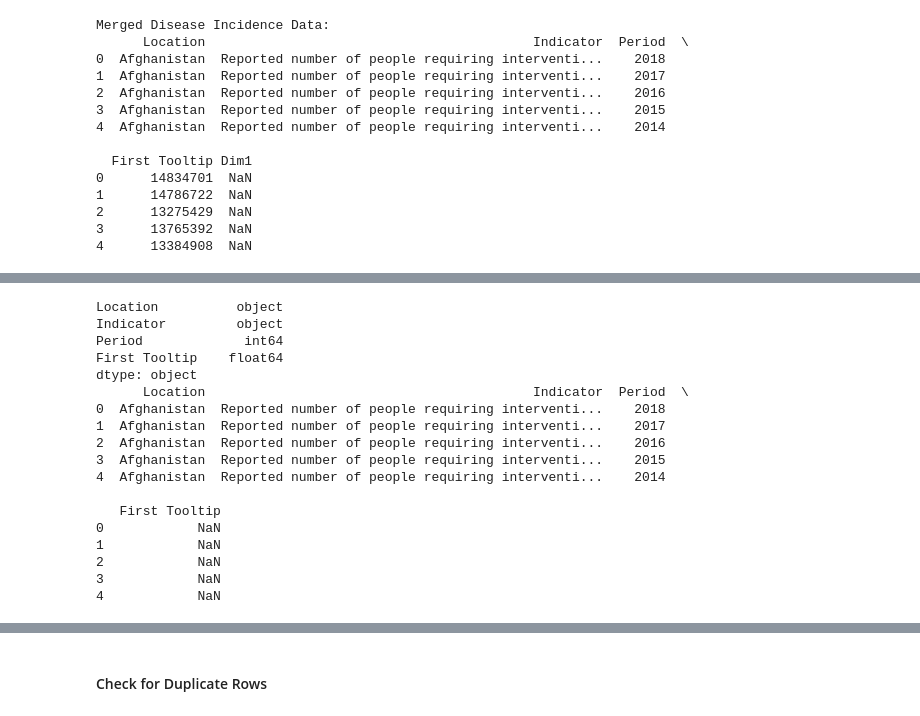
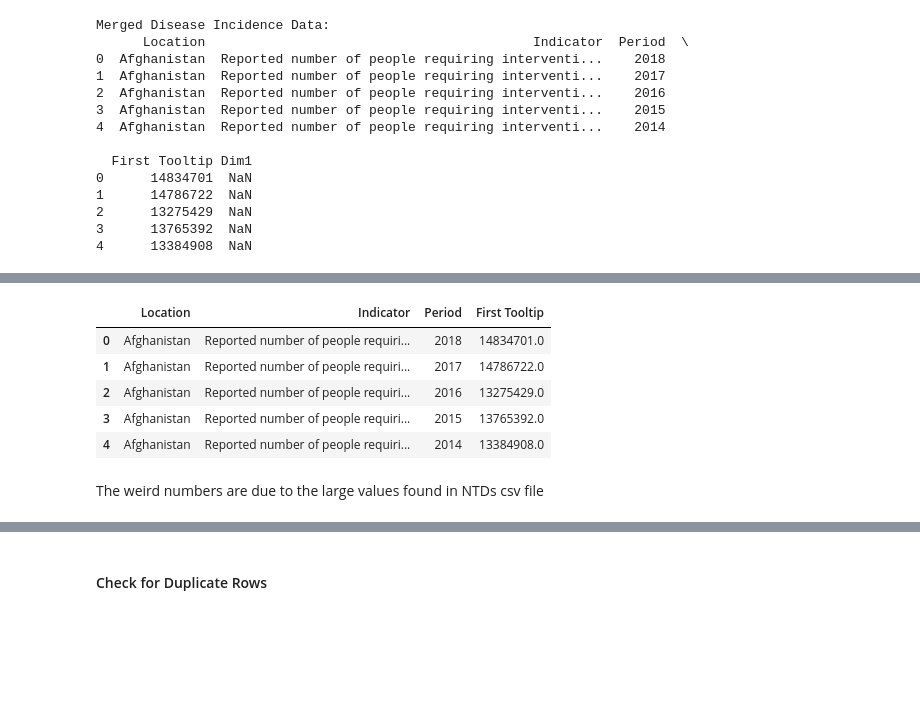
Before and after one commit to BILGI-IE-423/ie423-2024-termproject-the-a-team, a Jupyter notebook: World Health Statistics - Merged.ipynb, the cells around one changed output, grey strips where cells are left out. Cells and saved outputs as stored; diff of their text form; code cells hidden in the pictures; blank space fills up the shorter version.

```diff
--- a/World Health Statistics - Merged.ipynb
+++ b/World Health Statistics - Merged.ipynb
@@ -753,40 +803,15 @@ First Tooltip    object
 dtype: object
-# %%
-# Assuming merged_disease_incidence is your DataFrame
-
-# Preprocess 'First Tooltip' column
-def extract_numeric(value):
-    # Check if the value is a string
-    if isinstance(value, str):
-        # Extract numeric part from the string
-        numeric_part = re.search(r'\d+', value)
-        if numeric_part:
-            return int(numeric_part.group())
-    return None  # Return None for non-string or non-matching values
-
-merged_disease_incidence['First Tooltip'] = merged_disease_incidence['First Tooltip'].apply(extract_numeric)
-
-print(merged_disease_incidence.dtypes)
-print(merged_disease_incidence.head())
-# %% [output]
-Location          object
-Indicator         object
-Period             int64
-First Tooltip    float64
-dtype: object
-      Location                                          Indicator  Period  \
-0  Afghanistan  Reported number of people requiring interventi...    2018
-1  Afghanistan  Reported number of people requiring interventi...    2017
-2  Afghanistan  Reported number of people requiring interventi...    2016
-3  Afghanistan  Reported number of people requiring interventi...    2015
-4  Afghanistan  Reported number of people requiring interventi...    2014
-
-   First Tooltip
-0            NaN
-1            NaN
-2            NaN
-3            NaN
-4            NaN
+# %%
+merged_disease_incidence.head()
+# %% [output]
+|  | Location | Indicator | Period | First Tooltip |
+| 0 | Afghanistan | Reported number of people requiri... | 2018 | 14834701.0 |
+| 1 | Afghanistan | Reported number of people requiri... | 2017 | 14786722.0 |
+| 2 | Afghanistan | Reported number of people requiri... | 2016 | 13275429.0 |
+| 3 | Afghanistan | Reported number of people requiri... | 2015 | 13765392.0 |
+| 4 | Afghanistan | Reported number of people requiri... | 2014 | 13384908.0 |
+# %% [markdown]
+The weird numbers are due to the large values found in NTDs csv file
 # %%
 # Check for missing values
 missing_values_merged_disease_incidence = merged_disease_incidence.isnull()
```
Also changed, not shown: parts of 9 cells of this notebook.
